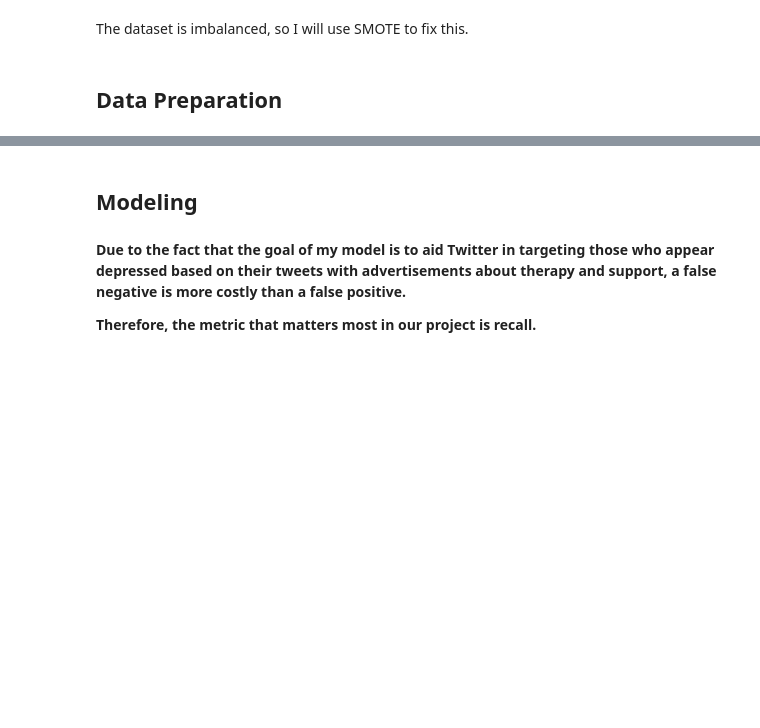
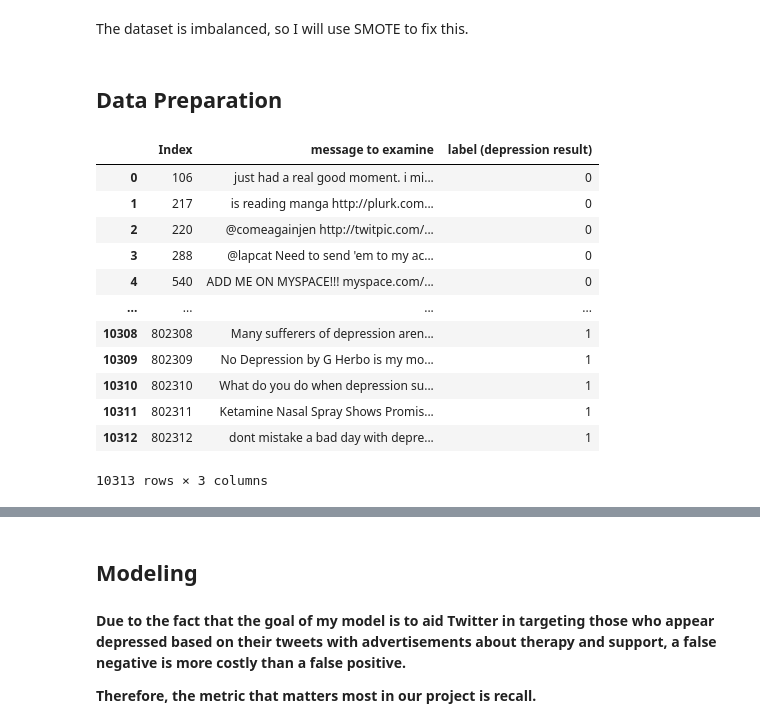
Before and after one commit to jordanate/depression-tweets-sentiment-analysis, a Jupyter notebook: phase-4-project-notebook.ipynb, the cells around one changed output, grey strips where cells are left out. Cells and saved outputs as stored; diff of their text form; code cells hidden in the pictures; blank space fills up the shorter version.

```diff
--- a/phase-4-project-notebook.ipynb
+++ b/phase-4-project-notebook.ipynb
@@ -86,6 +86,22 @@ The dataset is imbalanced, so I will use SMOTE to fix this.
 # %%
 # Dropping last row because the entry is empty
 df = df.drop(10313)
+# %%
+df
+# %% [output]
+|  | Index | message to examine | label (depression result) |
+| 0 | 106 | just had a real good moment. i mi... | 0 |
+| 1 | 217 | is reading manga http://plurk.com... | 0 |
+| 2 | 220 | @comeagainjen http://twitpic.com/... | 0 |
+| 3 | 288 | @lapcat Need to send 'em to my ac... | 0 |
+| 4 | 540 | ADD ME ON MYSPACE!!! myspace.com/... | 0 |
+| ... | ... | ... | ... |
+| 10308 | 802308 | Many sufferers of depression aren... | 1 |
+| 10309 | 802309 | No Depression by G Herbo is my mo... | 1 |
+| 10310 | 802310 | What do you do when depression su... | 1 |
+| 10311 | 802311 | Ketamine Nasal Spray Shows Promis... | 1 |
+| 10312 | 802312 | dont mistake a bad day with depre... | 1 |
+10313 rows × 3 columns
 # %%
 # Dropping index column
 df = df.drop(columns = ['Index'], axis = 1)
```
Also changed, not shown: parts of 2 cells of this notebook.
